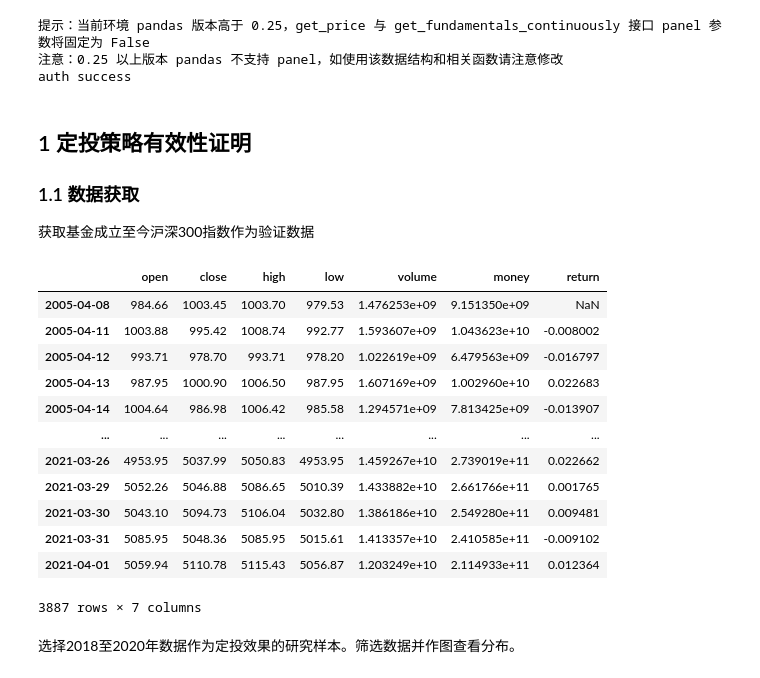
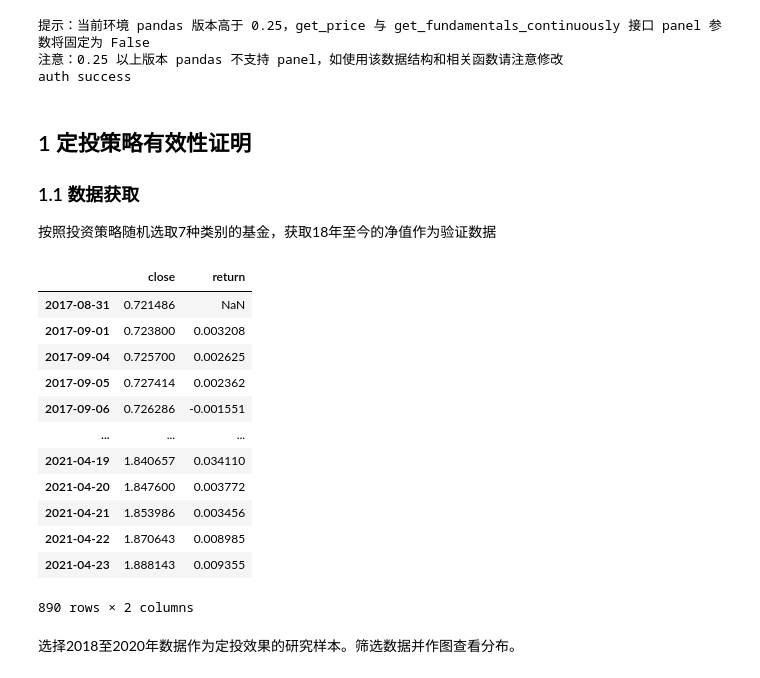
Before and after one commit to VanessaZhx/SmartInvestment, a Jupyter notebook: Part3 - Investment Strategy (Revision).ipynb, the cells around one changed output. Cells and saved outputs as stored; diff of their text form; code cells hidden in the pictures.

```diff
--- a/Part3 - Investment Strategy (Revision).ipynb
+++ b/Part3 - Investment Strategy (Revision).ipynb
@@ -22,26 +22,4 @@ warnings.filterwarnings("ignore")
 # %% [markdown]
 ## 1 定投策略有效性证明
 ### 1.1 数据获取
-获取基金成立至今沪深300指数作为验证数据
+按照投资策略随机选取7种类别的基金，获取18年至今的净值作为验证数据
-# %%
-panel_0 = get_price("000300.XSHG",start_date='1990-12-19', end_date='2021-04-01', frequency='1d').dropna(how='any')
-# panel_0 = panel_0.reset_index(level=None, drop=False)
-
-# 增加日回报率列
-panel_0['return'] =panel_0['close'].pct_change()
-
-panel_0
-# %% [output]
-|  | open | close | high | low | volume | money | return |
-| 2005-04-08 | 984.66 | 1003.45 | 1003.70 | 979.53 | 1.476253e+09 | 9.151350e+09 | NaN |
-| 2005-04-11 | 1003.88 | 995.42 | 1008.74 | 992.77 | 1.593607e+09 | 1.043623e+10 | -0.008002 |
-| 2005-04-12 | 993.71 | 978.70 | 993.71 | 978.20 | 1.022619e+09 | 6.479563e+09 | -0.016797 |
-| 2005-04-13 | 987.95 | 1000.90 | 1006.50 | 987.95 | 1.607169e+09 | 1.002960e+10 | 0.022683 |
-| 2005-04-14 | 1004.64 | 986.98 | 1006.42 | 985.58 | 1.294571e+09 | 7.813425e+09 | -0.013907 |
-| ... | ... | ... | ... | ... | ... | ... | ... |
-| 2021-03-26 | 4953.95 | 5037.99 | 5050.83 | 4953.95 | 1.459267e+10 | 2.739019e+11 | 0.022662 |
-| 2021-03-29 | 5052.26 | 5046.88 | 5086.65 | 5010.39 | 1.433882e+10 | 2.661766e+11 | 0.001765 |
-| 2021-03-30 | 5043.10 | 5094.73 | 5106.04 | 5032.80 | 1.386186e+10 | 2.549280e+11 | 0.009481 |
-| 2021-03-31 | 5085.95 | 5048.36 | 5085.95 | 5015.61 | 1.413357e+10 | 2.410585e+11 | -0.009102 |
-| 2021-04-01 | 5059.94 | 5110.78 | 5115.43 | 5056.87 | 1.203249e+10 | 2.114933e+11 | 0.012364 |
-3887 rows × 7 columns
@@ -48,2 +53,43 @@ panel_0
+# %%
+trends = pd.DataFrame()
+dateLim = (datetime.datetime.now() - datetime.timedelta(days=365 * 3 + 240)).timestamp()
+now = datetime.datetime.now().timestamp()
+
+samples = ['001008', '002333', '001171', '004858', '000996', '005035', '004784']
+
+for fundCode in samples:
+    daily_data = get_fund_equity_return(fundCode, dateLim, now)
+    trend = pd.DataFrame({'code': str(fundCode)}, index=[0])
+    for data in daily_data:
+        time_local = time.localtime(data[0] / 1000)
+        dt = time.strftime("%Y-%m-%d", time_local)
+        trend[dt] = data[1]
+    if trends.empty:
+        trends = trend
+    else:
+        trends = pd.concat([trends, trend], ignore_index=True)
+
+panel_combine = pd.DataFrame()
+panel_combine['close'] = (trends.T.sum(axis = 1) / 7)[2:]
+
+# 增加日回报率列
+panel_combine['return'] =panel_combine['close'].pct_change()
+
+panel_combine.index = pd.DatetimeIndex(panel_combine.index)
+panel_combine
+# %% [output]
+|  | close | return |
+| 2017-08-31 | 0.721486 | NaN |
+| 2017-09-01 | 0.723800 | 0.003208 |
+| 2017-09-04 | 0.725700 | 0.002625 |
+| 2017-09-05 | 0.727414 | 0.002362 |
+| 2017-09-06 | 0.726286 | -0.001551 |
+| ... | ... | ... |
+| 2021-04-19 | 1.840657 | 0.034110 |
+| 2021-04-20 | 1.847600 | 0.003772 |
+| 2021-04-21 | 1.853986 | 0.003456 |
+| 2021-04-22 | 1.870643 | 0.008985 |
+| 2021-04-23 | 1.888143 | 0.009355 |
+890 rows × 2 columns
 # %% [markdown]
 选择2018至2020年数据作为定投效果的研究样本。筛选数据并作图查看分布。
```
Also changed, not shown: parts of 15 cells of this notebook.
